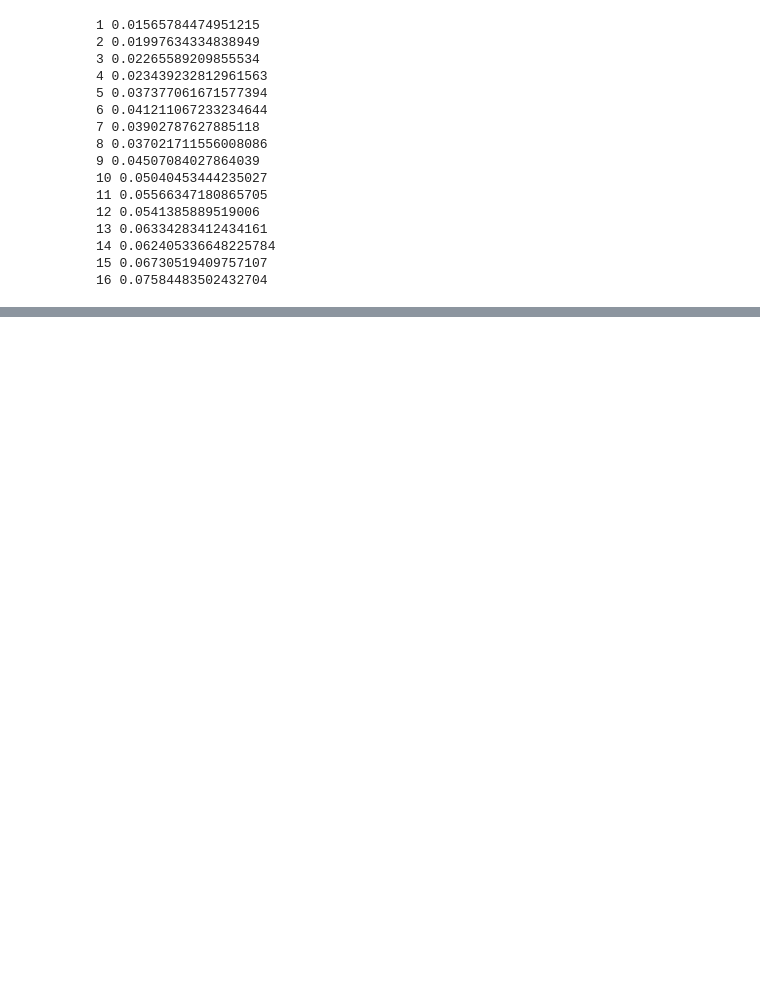
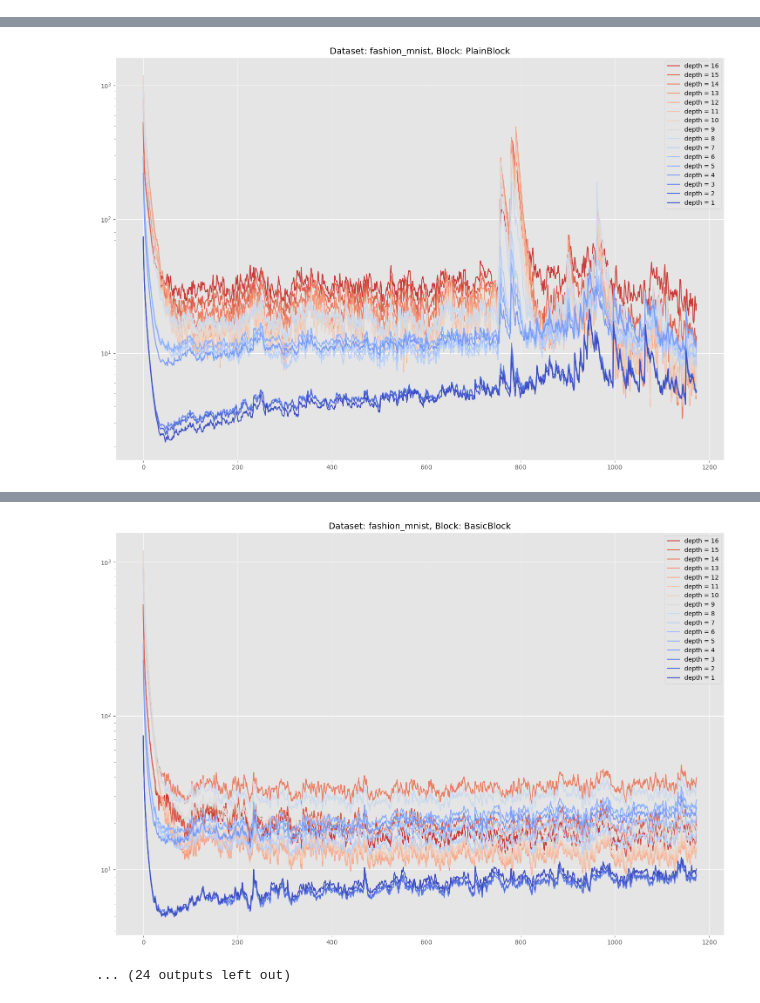
Before and after one commit to Drske/MLT, a Jupyter notebook: main.ipynb, the cells around one changed output, grey strips where cells are left out. Saved outputs shown, nothing was run; the diff lists cells and outputs as text; code cells hidden in the pictures; blank space fills up the shorter version.

```diff
--- a/main.ipynb
+++ b/main.ipynb
@@ -25,8 +23,8 @@ loaders["valid"] = valid_loader
 # %%
 from src.collectors import DataCollector
 
-COLLECTOR = DataCollector(metric_kwargs={'metric': 'correlation'})
-NUM_EPOCHS = 2
+COLLECTOR = DataCollector(metric_kwargs={'metric': 'minkowski', 'p': 1})
+NUM_EPOCHS = 5
 # %%
 # After https://pytorch.org/tutorials/beginner/introyt/trainingyt.html
 # and https://pytorch.org/tutorials/beginner/transfer_learning_tutorial.html#finetuning-the-convnet
@@ -86,12 +84,3 @@ def one_epoch(phase, model, loader, criterion, scheduler, optimizer, epoch_idx,
     epoch_acc = running_corrects / dataset_size
 
     return epoch_loss, epoch_acc
-# %%
-from torchinfo import summary
-
-from src.modules.blocks import BasicBlock, PlainBlock
-from src.modules.models import ResNet
-
-model = ResNet(block=PlainBlock, in_channels=1, layers=[3, 4, 6, 3], num_classes=10)
-
-summary(model)
@@ -129,20 +87,38 @@ TypeError: parameters_distance() got an unexpected keyword argument 'metric_kwar
-# %%
-for depth in range(1, model.max_depth + 1):
-    print(depth, COLLECTOR.next_differences[depth][100])
-# %% [output]
-1 0.01565784474951215
-2 0.01997634334838949
-3 0.02265589209855534
-4 0.023439232812961563
-5 0.037377061671577394
-6 0.041211067233234644
-7 0.03902787627885118
-8 0.037021711556008086
-9 0.04507084027864039
-10 0.05040453444235027
-11 0.05566347180865705
-12 0.0541385889519006
-13 0.06334283412434161
-14 0.062405336648225784
-15 0.06730519409757107
-16 0.07584483502432704
+# %%
+import matplotlib.pyplot as plt
+
+import torch.nn as nn
+import torch.optim as optim
+
+from src.modules.blocks import PlainBlock, BasicBlock, Bottleneck
+from src.modules.models import ResNet
+from src.datasets import fashion_mnist, mnist
+
+plt.style.use('ggplot')
+
+for dataset in [fashion_mnist, mnist]:
+    train_loader, valid_loader = dataset()
+    loaders["train"] = train_loader
+    loaders["valid"] = valid_loader
+
+    for block in [PlainBlock, BasicBlock, Bottleneck]:
+        model = ResNet(block=block, in_channels=1, layers=[3, 4, 6, 3], num_classes=10)
+        criterion = nn.CrossEntropyLoss()
+        optimizer = optim.Adam(model.parameters())
+        scheduler = None # scheduler = optim.lr_scheduler.StepLR(optimizer, step_size=7, gamma=0.1)
+        device = torch.device("mps")
+
+        DataCollector.reset_instances()
+        COLLECTOR = DataCollector(metric_kwargs={'metric': 'minkowski', 'p': 1})
+
+        train(model, loaders, criterion, optimizer, scheduler, NUM_EPOCHS, device)
+
+        plt.figure(figsize=(18, 12))
+        plt.title(f"Dataset: {dataset.__name__}, Block: {block.__name__}")
+        for depth, differences in COLLECTOR.next_differences.items():
+            plt.plot(differences, label=f"depth = {depth}", color=plt.cm.coolwarm((depth-1) / model.max_depth))
+
+        plt.yscale('log')
+        plt.legend()
+        plt.show()
+# %% [output]
@@ -148,0 +135 @@ for depth in range(1, model.max_depth + 1):
+[figure, added]
@@ -149 +146,3 @@ for depth in range(1, model.max_depth + 1):
+[figure, added]
+... (24 outputs left out)
 # %%
```
Also changed, not shown: parts of 6 cells of this notebook, 3 other files.
